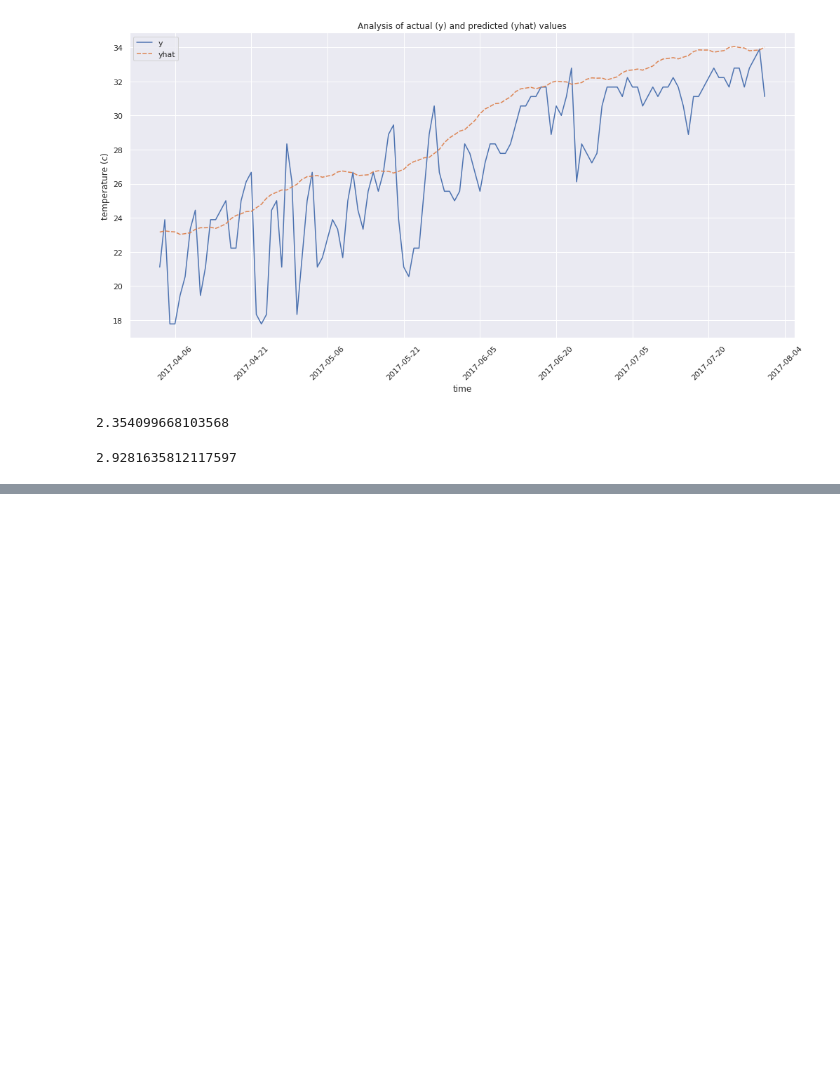
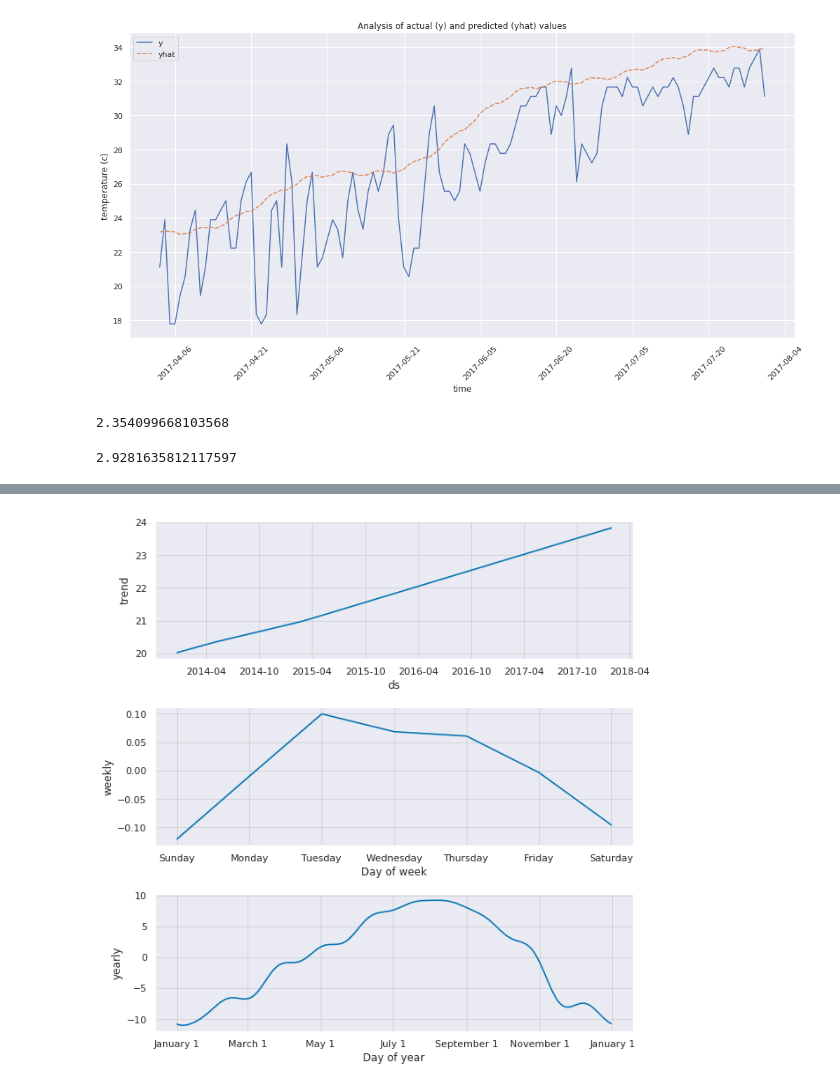
Before and after one commit to bodhisattamaiti25/projects-data-science, a Jupyter notebook: Weather_Forecast/weather_forecast_austin.ipynb, the cells around one changed output, grey strips where cells are left out. Drawn from its saved outputs; the diff is of its cells as text; code cells hidden in the pictures; blank space fills up the shorter version.

```diff
--- a/Weather_Forecast/weather_forecast_austin.ipynb
+++ b/Weather_Forecast/weather_forecast_austin.ipynb
@@ -317,0 +318,4 @@ np.sqrt(mean_squared_error(analyse_temp_forecast_df['y'], analyse_temp_forecast_
+# %%
+plot4 = model_temp2.plot_components(forecast_temp2)
+# %% [output]
+[figure, added]
```
Also changed, not shown: parts of 43 cells of this notebook.
